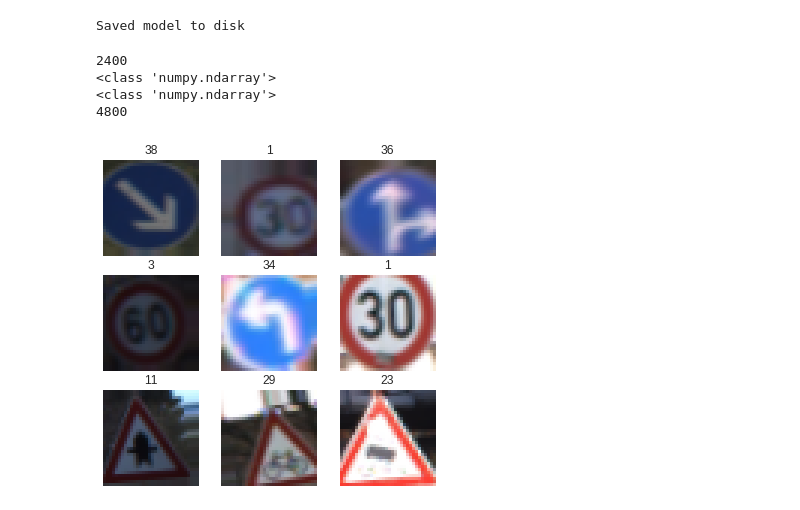
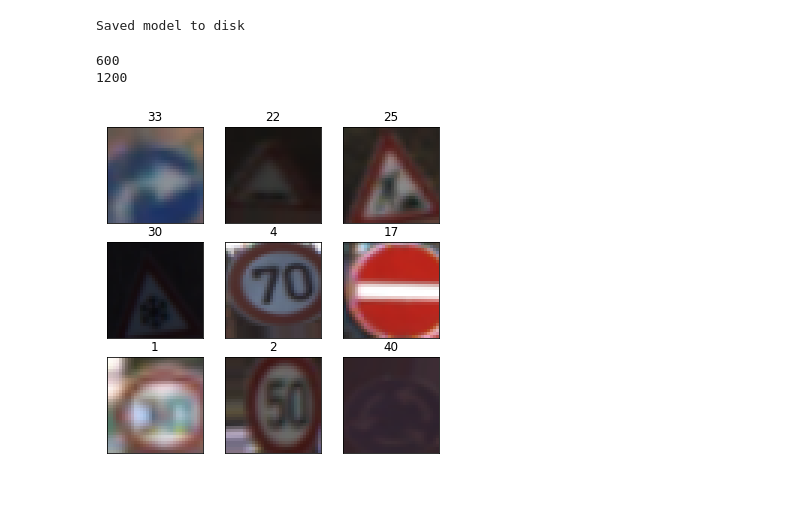
Before and after one commit to finfando/traffic-sign-detection, a Jupyter notebook: assignment_3_4/02a_train_classification.ipynb, the cells around one changed output. Saved outputs shown, nothing was run; the diff lists cells and outputs as text; code cells hidden in the pictures.

```diff
--- a/assignment_3_4/02a_train_classification.ipynb
+++ b/assignment_3_4/02a_train_classification.ipynb
@@ -51,8 +51,8 @@ def readImages(rootpath, images_range, signs_range):
     return images, files, signs, bboxes, labels
 # %%
 # The German Traffic Sign Recognition Benchmark
-train_images, train_files, train_signs, train_bboxes, train_labels = readImages('FullIJCNN2013', range(0,600), range(0,852))
-test_images, test_files, test_signs, test_bboxes, test_labels = readImages('FullIJCNN2013', range(600,900), range(852,1213))
+train_images, train_files, train_signs, train_bboxes, train_labels = readImages('../FullIJCNN2013', range(0,600), range(0,852))
+test_images, test_files, test_signs, test_bboxes, test_labels = readImages('../FullIJCNN2013', range(600,900), range(852,1213))
 # %%
 import matplotlib.pyplot as plt
 %matplotlib inline
@@ -196,5 +157,9 @@ _________________________________________________________________
 # %%
-data = cnn.fit(tr_signs, tr_labels, batch_size=128, epochs=100, verbose=2, validation_data=(va_signs, va_labels), callbacks=[tensorboard])
+from keras.callbacks import EarlyStopping
+
+early_stopping = EarlyStopping(monitor='val_loss', min_delta=0, patience=20, verbose=0, mode='auto')
+
+data = cnn.fit(tr_signs, tr_labels, batch_size=16, epochs=100, verbose=2, validation_data=(va_signs, va_labels), callbacks=[tensorboard, early_stopping])
 
 start = time()
 loss, acc = cnn.evaluate(te_signs, te_labels, verbose=0)
@@ -254,54 +219,49 @@ Saved model to disk
 from keras.preprocessing.image import ImageDataGenerator
 
 print(len(tr_signs))
-tr_signs_old = np.array(tr_signs, copy=True)
-tr_labels_old = np.array(tr_labels, copy=True)
+tr_signs_aug = np.array(tr_signs, copy=True)
+tr_labels_aug = np.array(tr_labels, copy=True)
 
 #datagen = ImageDataGenerator(width_shift_range=0.2, height_shift_range=0.2, shear_range=0.2, zoom_range=0.2, fill_mode='nearest')
 
 datagen = ImageDataGenerator(featurewise_center=False,
                              featurewise_std_normalization=False,
                              width_shift_range=0.1,
                              height_shift_range=0.1,
                              zoom_range=0.2,
                              shear_range=0.1,
                              rotation_range=10.)
 
-datagen.fit(tr_signs, augment=True)
-
-print(type(tr_signs_old))
-print(type(tr_signs))
+datagen.fit(tr_signs_aug, augment=True)
 
 # Concatenating the old data with the augmented data
-tr_signs  = np.concatenate((tr_signs, tr_signs_old), axis=0)
-tr_labels  = np.concatenate((tr_labels, tr_labels_old), axis=0)
+tr_signs_aug  = np.concatenate((tr_signs, tr_signs_aug), axis=0)
+tr_labels_aug  = np.concatenate((tr_labels, tr_labels_aug), axis=0)
 
-print(len(tr_signs))
+print(len(tr_signs_aug))
 
-for x_batch, y_batch in datagen.flow(tr_signs, tr_labels, batch_size=9):
+for x_batch, y_batch in datagen.flow(tr_signs_aug, tr_labels_aug, batch_size=9):
     # create a grid of 3x3 images
     fig = plt.figure(figsize=(6,6))
     for i in range(0, 9):
         ax = fig.add_subplot(3, 3, 1 + i, xticks=[], yticks=[])
         ax.set_title(np.argmax(y_batch[i]))
         plt.imshow(cv2.cvtColor(x_batch[i], cv2.COLOR_BGR2RGB))
     # show the plot
     plt.show()
     break
 
-train_steps = int(len(tr_signs) / 16)
+train_steps = int(len(tr_signs_aug) / 16)
 valid_steps = int(len(va_signs) / 16)
-data = cnn.fit_generator(datagen.flow(tr_signs, tr_labels, batch_size=16), epochs=100, steps_per_epoch=train_steps, verbose=2, validation_data=(va_signs, va_labels), validation_steps=valid_steps, callbacks=[tensorboard])
+data = cnn.fit_generator(datagen.flow(tr_signs_aug, tr_labels_aug, batch_size=16), epochs=100, steps_per_epoch=train_steps, verbose=2, validation_data=(va_signs, va_labels), validation_steps=valid_steps, callbacks=[tensorboard, early_stopping])
 
 start = time()
 loss, acc = cnn.evaluate(te_signs, te_labels, verbose=0)
 end = time()
 print('CNN took ' + str(end - start) + ' seconds')
 print('Test loss: ' + str(loss) + ' - Accuracy: ' + str(acc))
 # %% [output]
-2400
-<class 'numpy.ndarray'>
-<class 'numpy.ndarray'>
-4800
+600
+1200
-[figure, old version]
+[figure, new version]
 Epoch 1/100
```
Also changed, not shown: parts of 7 cells of this notebook, 2 other files.
